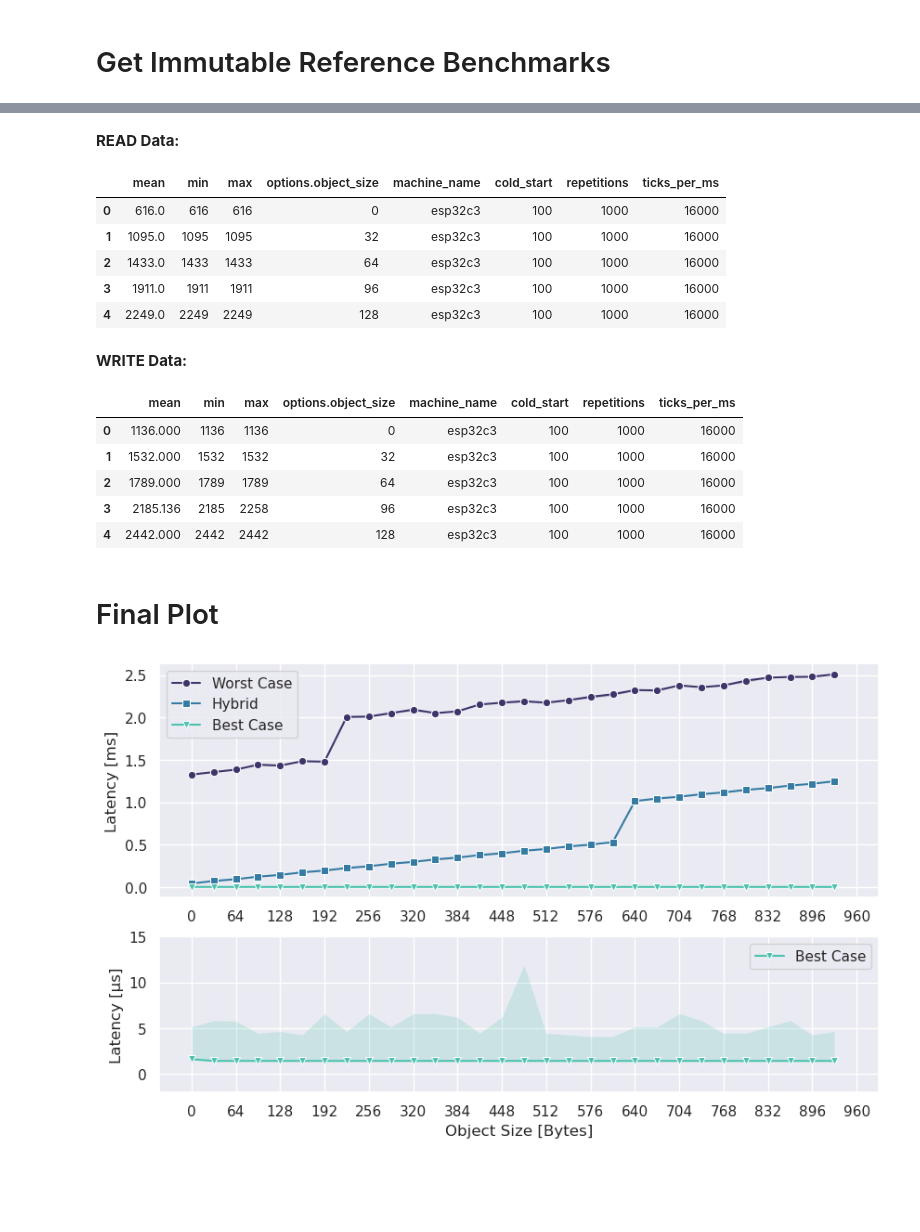
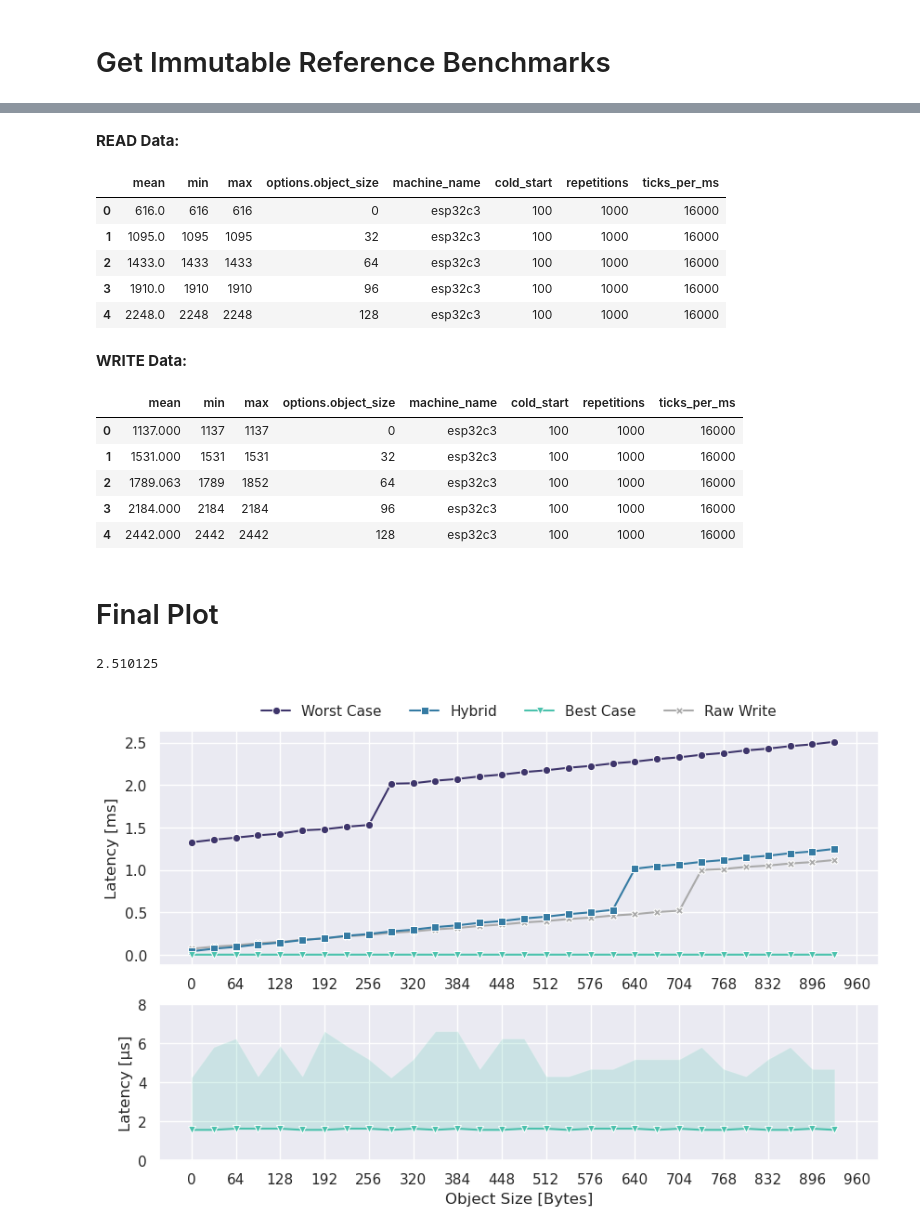
Before and after one commit to markus-gerber/vnv-heap, a Jupyter notebook: zephyr/vnv_heap_benchmark/analysis/get_ref.ipynb, the cells around one changed output, grey strips where cells are left out. Cells and saved outputs as stored; diff of their text form; code cells hidden in the pictures; blank space fills up the shorter version.

```diff
--- a/zephyr/vnv_heap_benchmark/analysis/get_ref.ipynb
+++ b/zephyr/vnv_heap_benchmark/analysis/get_ref.ipynb
@@ -3,12 +3,12 @@
 # %%
 # select measurement file
 #file_name = "../output/2024-05-22 10-14-20 get1.json"
-file_name = "../output/2024-08-27 11-40-37 full.json"
+file_name = "../output/2024-08-28 09-53-03 full.json"
 
 # select style options
 grey_fill_between = False
 
-enable_storage_reference = False
+enable_storage_reference = True
 
 if grey_fill_between:
     fill_between_args = {"color": "grey"}
@@ -83,14 +102,14 @@ READ Data:
 | 0 | 616.0 | 616 | 616 | 0 | esp32c3 | 100 | 1000 | 16000 |
 | 1 | 1095.0 | 1095 | 1095 | 32 | esp32c3 | 100 | 1000 | 16000 |
 | 2 | 1433.0 | 1433 | 1433 | 64 | esp32c3 | 100 | 1000 | 16000 |
-| 3 | 1911.0 | 1911 | 1911 | 96 | esp32c3 | 100 | 1000 | 16000 |
-| 4 | 2249.0 | 2249 | 2249 | 128 | esp32c3 | 100 | 1000 | 16000 |
+| 3 | 1910.0 | 1910 | 1910 | 96 | esp32c3 | 100 | 1000 | 16000 |
+| 4 | 2248.0 | 2248 | 2248 | 128 | esp32c3 | 100 | 1000 | 16000 |
 WRITE Data:
 |  | mean | min | max | options.object_size | machine_name | cold_start | repetitions | ticks_per_ms |
-| 0 | 1136.000 | 1136 | 1136 | 0 | esp32c3 | 100 | 1000 | 16000 |
-| 1 | 1532.000 | 1532 | 1532 | 32 | esp32c3 | 100 | 1000 | 16000 |
-| 2 | 1789.000 | 1789 | 1789 | 64 | esp32c3 | 100 | 1000 | 16000 |
-| 3 | 2185.136 | 2185 | 2258 | 96 | esp32c3 | 100 | 1000 | 16000 |
+| 0 | 1137.000 | 1137 | 1137 | 0 | esp32c3 | 100 | 1000 | 16000 |
+| 1 | 1531.000 | 1531 | 1531 | 32 | esp32c3 | 100 | 1000 | 16000 |
+| 2 | 1789.063 | 1789 | 1852 | 64 | esp32c3 | 100 | 1000 | 16000 |
+| 3 | 2184.000 | 2184 | 2184 | 96 | esp32c3 | 100 | 1000 | 16000 |
 | 4 | 2442.000 | 2442 | 2442 | 128 | esp32c3 | 100 | 1000 | 16000 |
 # %% [markdown]
 # Final Plot
@@ -112,9 +131,9 @@ ax = plt.subplot(gs[0])
 
 unit = "ms"
 
-if enable_storage_reference and len(storage_read) != 0:
-    storage_read_scaled = scale_data(storage_read, unit)
-    sns.lineplot(ax=ax, x=storage_read_scaled["options.object_size"], y=storage_read_scaled["mean"], label="Raw Read", markers=["o"], marker="p", color="#aaaaaa")
+if enable_storage_reference and len(storage_write) != 0:
+    storage_write_scaled = scale_data(storage_write, unit)
+    sns.lineplot(ax=ax, x=storage_write_scaled["options.object_size"], y=storage_write_scaled["mean"], label="Raw Write", markers=["o"], marker="X", color="#aaaaaa")
 
 
 if len(get_max2) != 0:
@@ -142,39 +161,48 @@ if enable_storage_reference:
     handles, labels = plt.gca().get_legend_handles_labels()
     handles.append(handles.pop(0))
     labels.append(labels.pop(0))
-    plt.legend(handles, labels)
+    plt.legend(handles, labels, loc = "lower center", bbox_to_anchor=(.5, 1), ncol=len(ax.legend().get_lines()), title=None, frameon=False)
+else:
+    ax.legend(loc = "lower center", bbox_to_anchor=(.5, 1), ncol=len(ax.legend().get_lines()), title=None, frameon=False)
 
 
 set_theme(3, 2)
 ax = plt.subplot(gs[1])
 
 # fig, ax = plt.subplots()
 # fig.set_figheight(2.5)
 # fig.set_figwidth(10)
 
 unit = "µs"
 
 #if len(get_max2) != 0:
 #    get_max2_scaled = scale_data(get_max2, unit)
 #    sns.lineplot(ax=ax, x=get_max2_scaled["options.object_size"], y=get_max2_scaled["mean"], label="Worst Case", markers=["o"], marker="o")
 #    ax.fill_between(get_max2_scaled["options.object_size"], get_max2_scaled["min"], get_max2_scaled["max"], alpha=0.2, **fill_between_args)
 
-# if len(get_case1) != 0:
-#     get_case1_scaled = scale_data(get_case1, unit)
-#     sns.lineplot(ax=ax, x=get_case1_scaled["options.object_size"], y=get_case1_scaled["mean"], label="Additional Example", markers=["o"], marker="s")
-#     ax.fill_between(get_case1_scaled["options.object_size"], get_case1_scaled["min"], get_case1_scaled["max"], alpha=0.2, **fill_between_args)
+if len(get_case1) != 0:
+    get_case1_scaled = scale_data(get_case1, unit)
+    sns.lineplot(ax=ax, x=get_case1_scaled["options.object_size"], y=get_case1_scaled["mean"], label="Additional Example", markers=["o"], marker="s")
+    ax.fill_between(get_case1_scaled["options.object_size"], get_case1_scaled["min"], get_case1_scaled["max"], alpha=0.2, **fill_between_args)
+
+if enable_storage_reference and len(storage_write) != 0:
+    storage_write_scaled = scale_data(storage_write, unit)
+    sns.lineplot(ax=ax, x=storage_write_scaled["options.object_size"], y=storage_write_scaled["mean"], label="Raw Write", markers=["o"], marker="X", color="#aaaaaa")
 
 if len(get_min) != 0:
     get_min_scaled = scale_data(get_min, unit)
     sns.lineplot(ax=ax, x=get_min_scaled["options.object_size"], y=get_min_scaled["mean"], label="Best Case", markers=["o"], marker="v")
     ax.fill_between(get_min_scaled["options.object_size"], get_min_scaled["min"], get_min_scaled["max"], alpha=0.2, **fill_between_args)
 
 set_gird(64, max(get_min["options.object_size"].max(), get_max1["options.object_size"].max(), get_max2["options.object_size"].max()), ax)
 
 ax.set_xlabel("Object Size [Bytes]")
 ax.set_ylabel(f"Latency [{unit}]")
-ax.set_ylim(bottom=-2, top=15)
+ax.set_ylim(bottom=0, top=8)
+ax.get_legend().remove()
 
 save_plot("get_ref", save_asset=True)
+get_max2_scaled["mean"].max()
 # %% [output]
+2.510125
-[figure, old version]
+[figure, new version]
```
Also changed, not shown: parts of 3 cells of this notebook, 14 other files.
